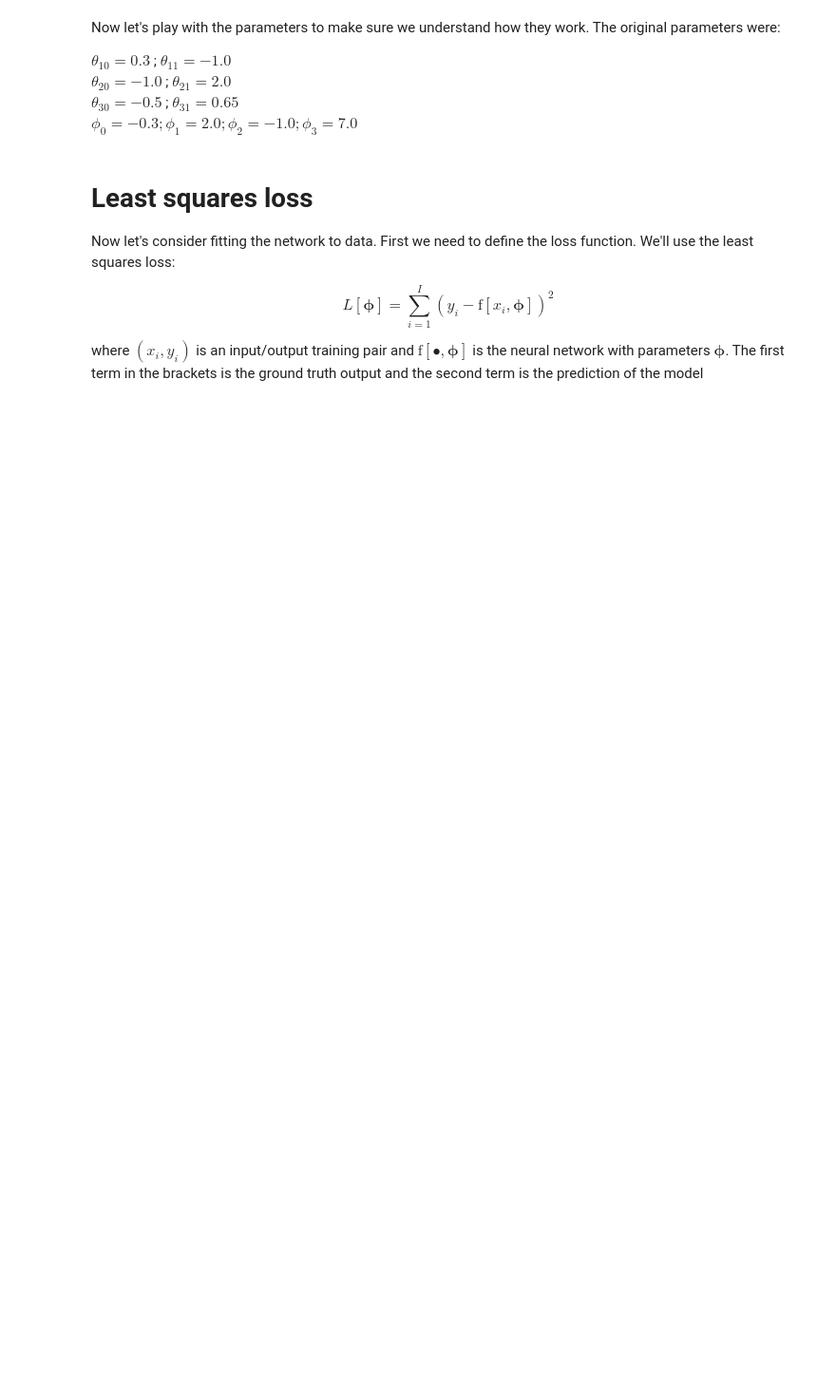
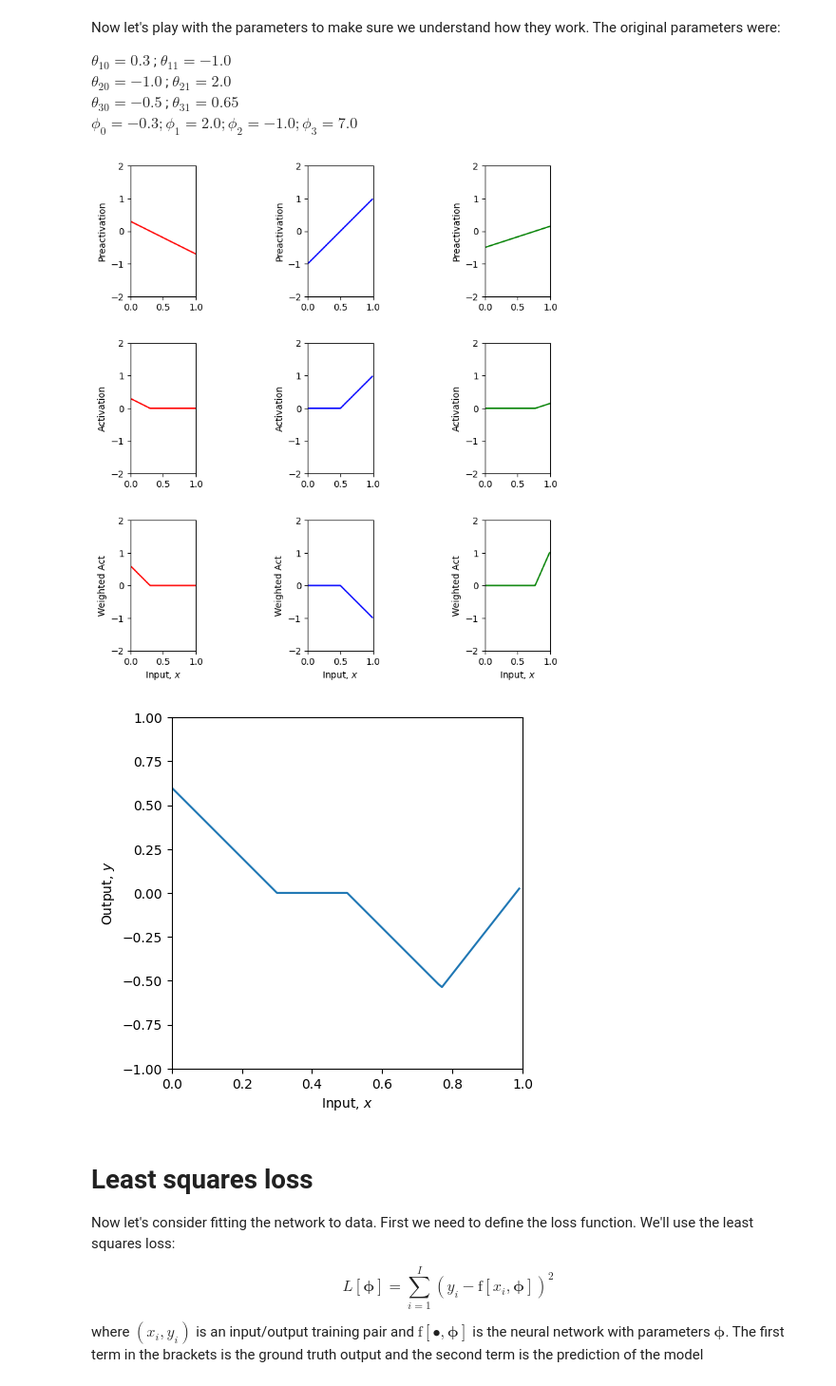
Before and after one commit to sahil-bhatia-iitbhu/understanding_deep_learning_prince, a Jupyter notebook: Chap03_Shallow_Neural_Networks/Chap03_Notebook_1.ipynb, the cells around one changed output. Shown: that part at 95% size. Cells and saved outputs as stored; diff of their text form; code cells hidden in the pictures; blank space fills up the shorter version.

```diff
--- a/Chap03_Shallow_Neural_Networks/Chap03_Notebook_1.ipynb
+++ b/Chap03_Shallow_Neural_Networks/Chap03_Notebook_1.ipynb
@@ -105,7 +131,7 @@ def plot_neural(x, y, pre_1, pre_2, pre_3, act_1, act_2, act_3, w_act_1, w_act_2
 
     for plot_y in range(3):
       for plot_x in range(3):
-        ax[plot_y,plot_x].set_xlim([0,1]);ax[plot_x,plot_y].set_ylim([-1,1])
+        ax[plot_y,plot_x].set_xlim([0,1]);ax[plot_x,plot_y].set_ylim([-2,2])
         ax[plot_y,plot_x].set_aspect(0.5)
       ax[2,plot_y].set_xlabel('Input, $x$');
     plt.show()
@@ -148,38 +178,52 @@ $\phi_0 = -0.3; \phi_1 = 2.0; \phi_2 = -1.0; \phi_3 = 7.0$
 # %%
 # TODO
 # 1. Predict what effect changing phi_0 will have on the network.
+# It defines the positioning of final output across y-axis (output axis), means do we wish to keep it all positive, all negative, as-is without bias.
 
 # 2. Predict what effect multiplying phi_1, phi_2, phi_3 by 0.5 would have.  Check if you are correct
+# It affects the range of final output across y-axis. Lower the multiplier, more shrinkage in plot (reduction in range).
 
 # 3. Predict what effect multiplying phi_1 by -1 will have.  Check if you are correct.
+# The linear section (1st and 2nd) dependent on 1st hidden neuron inverts (rotates 180-degree about x-axis)
 
 # 4. Predict what effect setting theta_20 to -1.2 will have.  Check if you are correct.
+# The preactivation outputs for linear section 2 are all negative and leads to a flat section contribution in final output.
 
 # 5. Change the parameters so that there are only two "joints" (including outside the range of the plot)
 # There are actually three ways to do this. See if you can figure them all out
+# Possible in above question, because latter values of linear section 1 are negative givig 0 output after activationa and section 2 is all flat. Hence leading to 2 joints.
 
 # 6. With the original parameters, the second line segment is flat (i.e. has slope zero)
 # How could you change theta_10 so that all of the segments have non-zero slopes
+# By keeping it above 1.3 and alllowing all preactivation values in linear section 1 above 0.
 
 # 7. What do you predict would happen if you multiply theta_20 and theta21 by 0.5, and phi_2 by 2.0?
-# Check if you are correct.
+# PLot structure stays the same but phi_0 needs to be altered to bring it back to original place.
 
 # 8. What do you predict would happen if you multiply theta_20 and theta21 by -0.5, and phi_2 by -2.0?
-# Check if you are correct.
+# Linear section 3 inverts, that's it.
 
 theta_10 =  0.3 ; theta_11 = -1.0
 theta_20 = -1.0  ; theta_21 = 2.0
 theta_30 = -0.5  ; theta_31 = 0.65
-phi_0 = -0.3; phi_1 = 2.0; phi_2 = -1.0; phi_3 = 7.0
+phi_0 = 0.0; phi_1 = 2.0; phi_2 = -1.0; phi_3 = 7.0
+
+interate = 1
+phi_1 = phi_1*interate
+phi_2 = phi_2*interate
+phi_3 = phi_3*interate
 
 # Define a range of input values
 x = np.arange(0,1,0.01)
 
 # We run the neural network for each of these input values
 y, pre_1, pre_2, pre_3, act_1, act_2, act_3, w_act_1, w_act_2, w_act_3 = \
     shallow_1_1_3(x, ReLU, phi_0,phi_1,phi_2,phi_3, theta_10, theta_11, theta_20, theta_21, theta_30, theta_31)
 # And then plot it
 plot_neural(x, y, pre_1, pre_2, pre_3, act_1, act_2, act_3, w_act_1, w_act_2, w_act_3, plot_all=True)
+# %% [output]
+[figure, added]
+[figure, added]
 # %% [markdown]
 # Least squares loss
 
```
Also changed, not shown: parts of 6 cells of this notebook.
